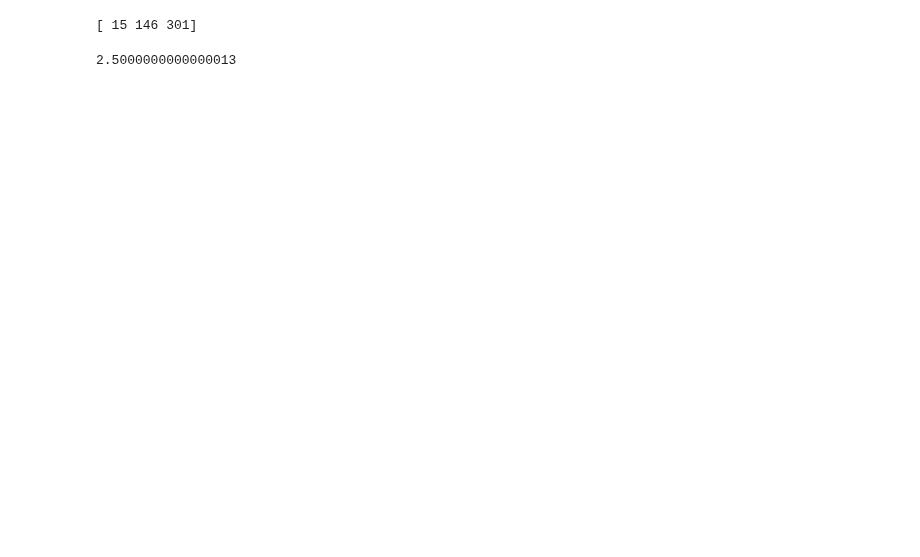
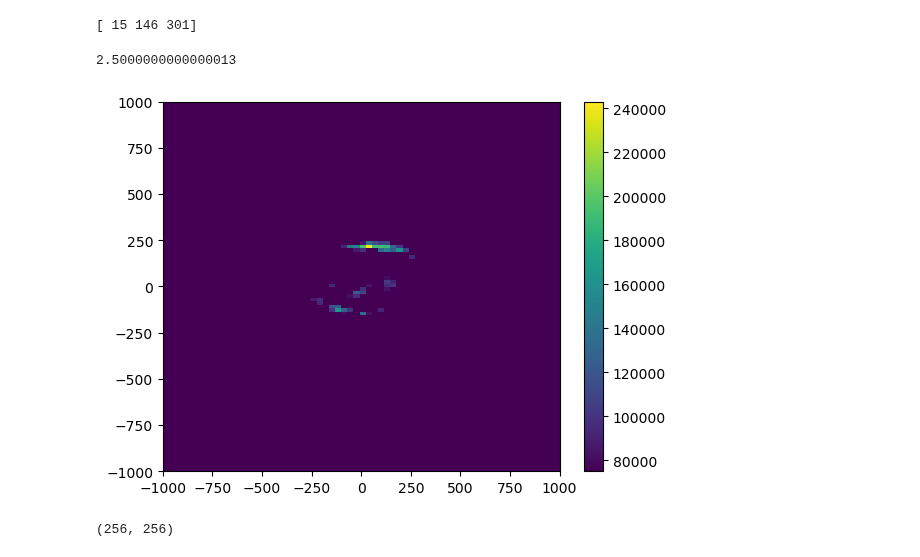
Before and after one commit to phoeberyder/atlas_rb, a Jupyter notebook: ISAR/isar.ipynb, the cells around one changed output. Drawn from its saved outputs; the diff is of its cells as text; code cells hidden in the pictures; blank space fills up the shorter version.

```diff
--- a/ISAR/isar.ipynb
+++ b/ISAR/isar.ipynb
@@ -47,7 +47,7 @@ np.float64(73916.57269984504)
 # %% [markdown]
 ### Making this into a function
 # %%
-def make_isar_image(time, period, freq=1295e6, bw=8e6, beamwidth=0.01, filter='ramp', plot=True, verbose=False):
+def make_isar_image(time, period, freq=1295e6, bw=8e6, beamwidth=0.01, vm=60000, filter='ramp', plot=True, verbose=False):
     '''
     Inputs:
         time: array of times corresponding to each strip of spectrogram (s)
@@ -75,7 +75,7 @@ def make_isar_image(time, period, freq=1295e6, bw=8e6, beamwidth=0.01, filter='r
     range_axis = (np.arange(N_row) - (N_row / 2)) * dx
     cross_range_axis = (np.arange(M_col) - (M_col / 2)) * dy
     if plot==True:
-        plt.imshow(img, origin='lower', aspect='auto', vmin=60000, extent=[range_axis[0], range_axis[-1], cross_range_axis[0], cross_range_axis[-1]])
+        plt.imshow(img, origin='lower', aspect='auto', vmin=vm, extent=[range_axis[0], range_axis[-1], cross_range_axis[0], cross_range_axis[-1]])
         plt.xlim(-1000, 1000)
         plt.ylim(-1000, 1000)
         plt.colorbar()
@@ -145,3 +149,11 @@ period_history[15]
 # %% [output]
 [ 15 146 301]
 2.5000000000000013
+# %%
+_, _ = make_isar_image(time, best_period, vm=75000)
+# %% [output]
+[figure, added]
+# %%
+img.shape
+# %% [output]
+(256, 256)
```
Also changed, not shown: parts of 2 cells of this notebook, 3 other files.
